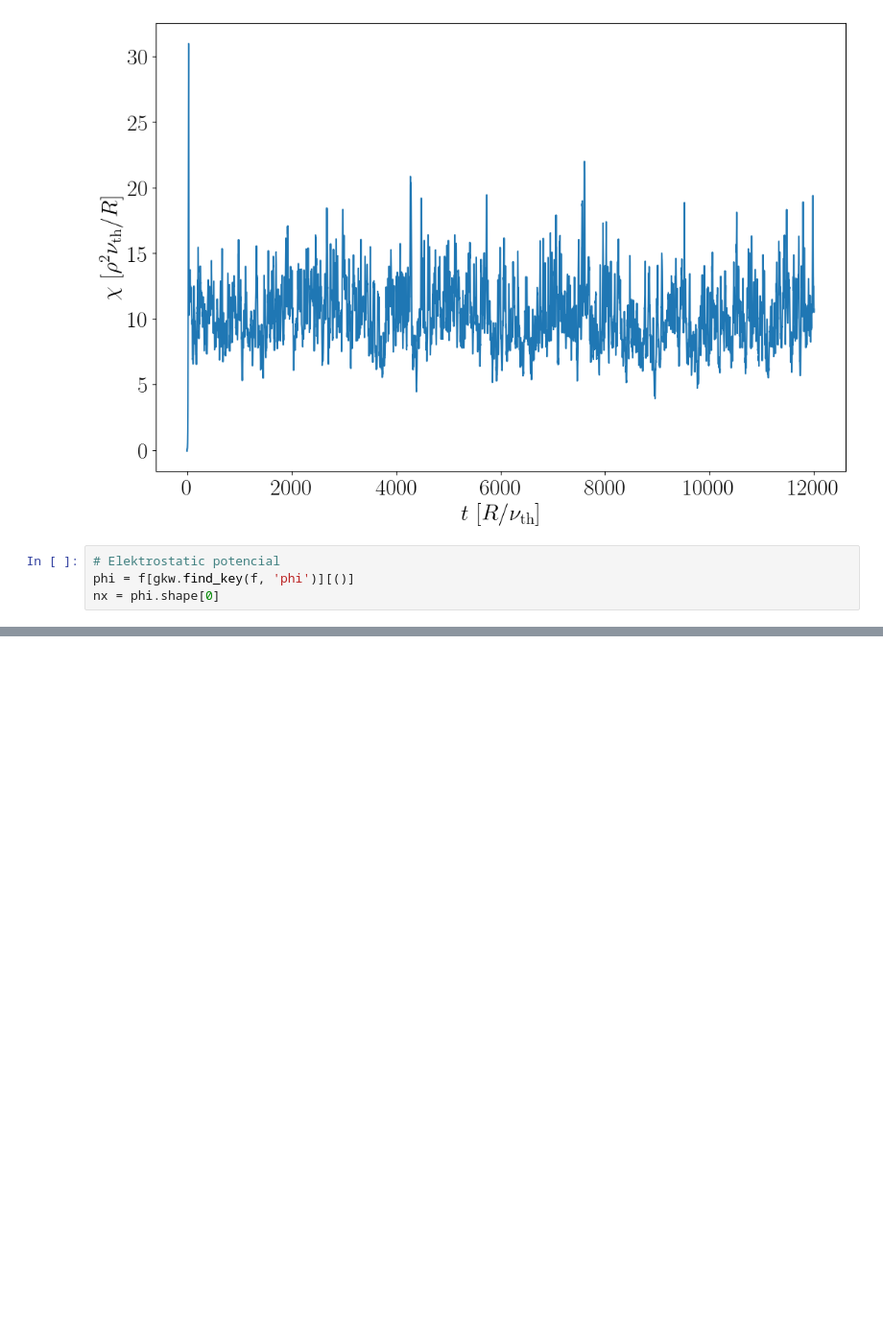
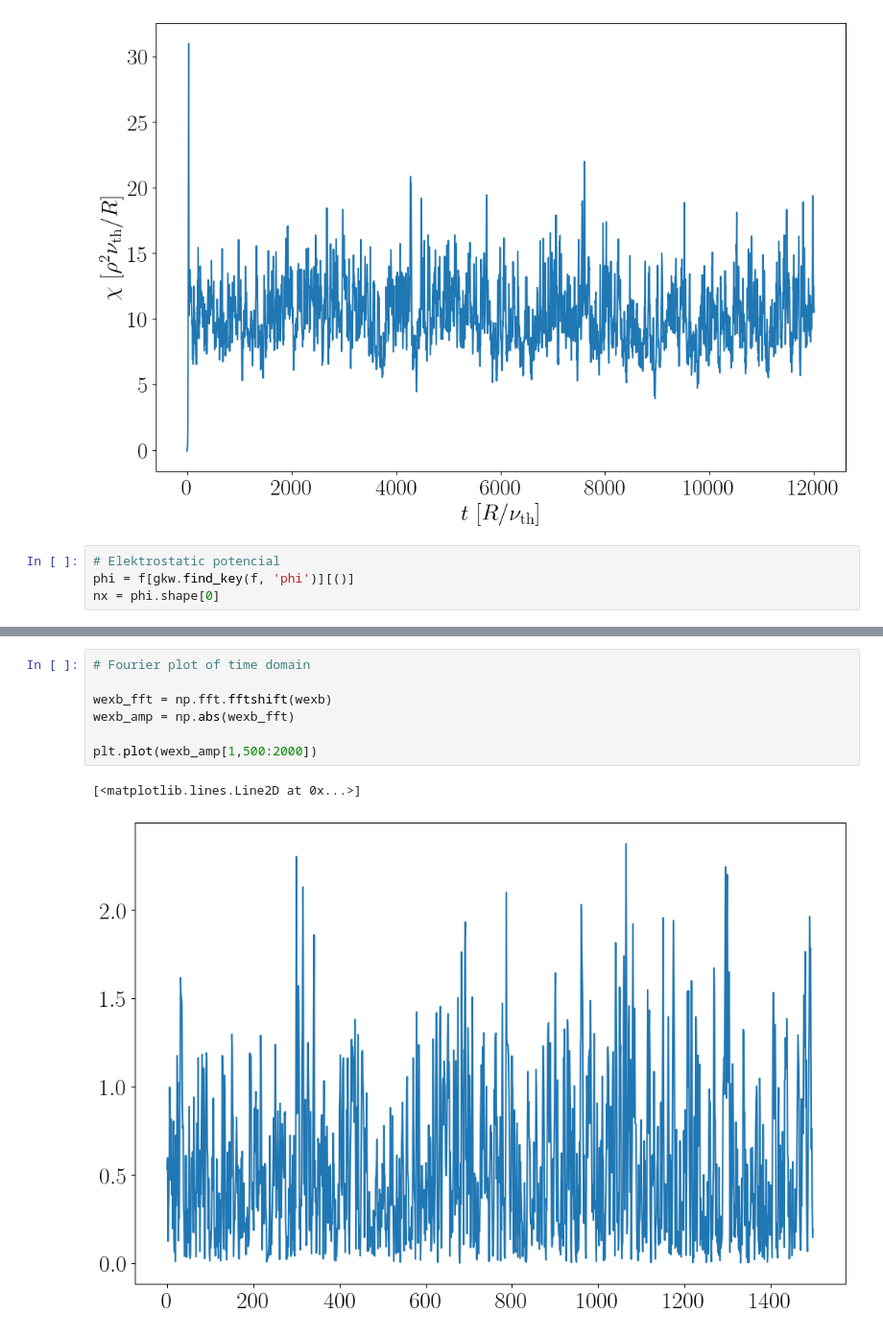
Before and after one commit to ManeLippert/Bachelorthesis-Shearingrate-Convergence, a Jupyter notebook: evaluation/S6_rlt6.0_Nsgrid12_Nvpargrid32_Nmugrid6_eval.ipynb, the cells around one changed output, grey strips where cells are left out. Shown at 96% size. Saved outputs shown, nothing was run; the diff lists cells and outputs as text; blank space fills up the shorter version.

```diff
--- a/evaluation/S6_rlt6.0_Nsgrid12_Nvpargrid32_Nmugrid6_eval.ipynb
+++ b/evaluation/S6_rlt6.0_Nsgrid12_Nvpargrid32_Nmugrid6_eval.ipynb
@@ -58,6 +59,16 @@ dx = rad_boxsize/nx
 print('rad_boxsize :', rad_boxsize, '; stepsize :',dx)
 # %% [output]
 rad_boxsize : 76.27048929506829 ; stepsize : 0.595863197617721
+# %%
+# Fourier plot of time domain
+
+wexb_fft = np.fft.fftshift(wexb)
+wexb_amp = np.abs(wexb_fft)
+
+plt.plot(wexb_amp[1,500:2000])
+# %% [output]
+[<matplotlib.lines.Line2D at 0x...>]
+[figure, added]
 # %%
 # Plot all
 start, end = 0, 999
```
Also changed, not shown: parts of 10 cells of this notebook, 31 other files.
